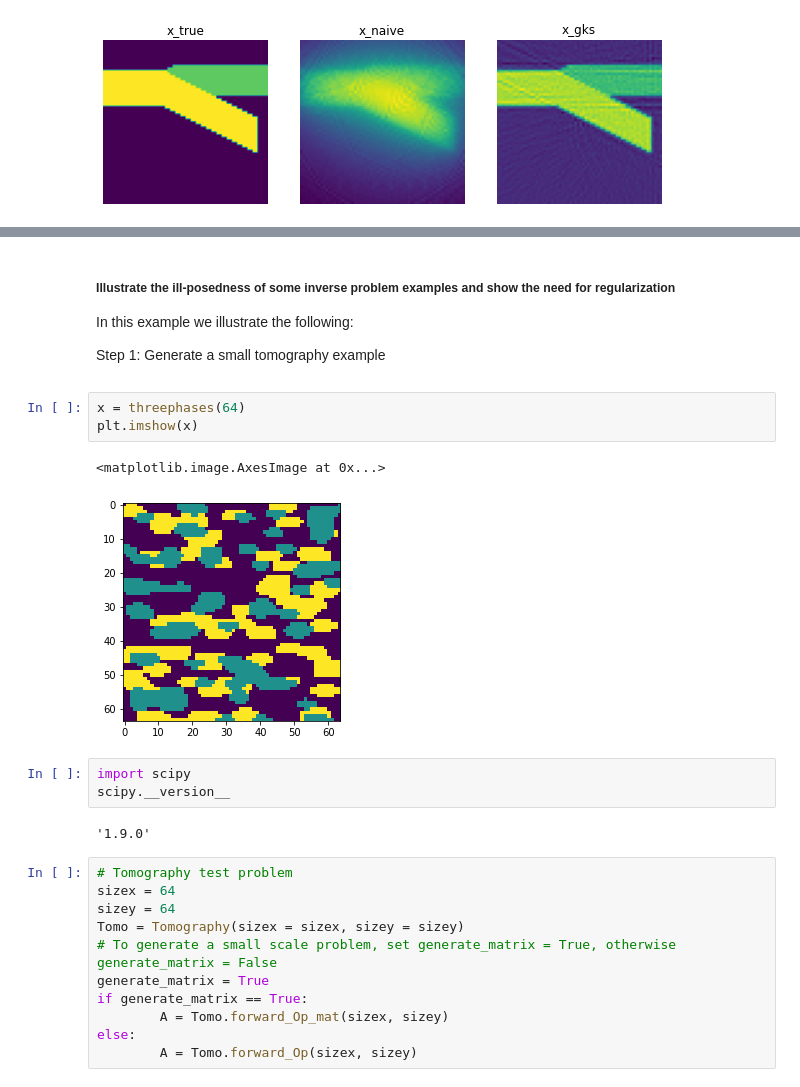
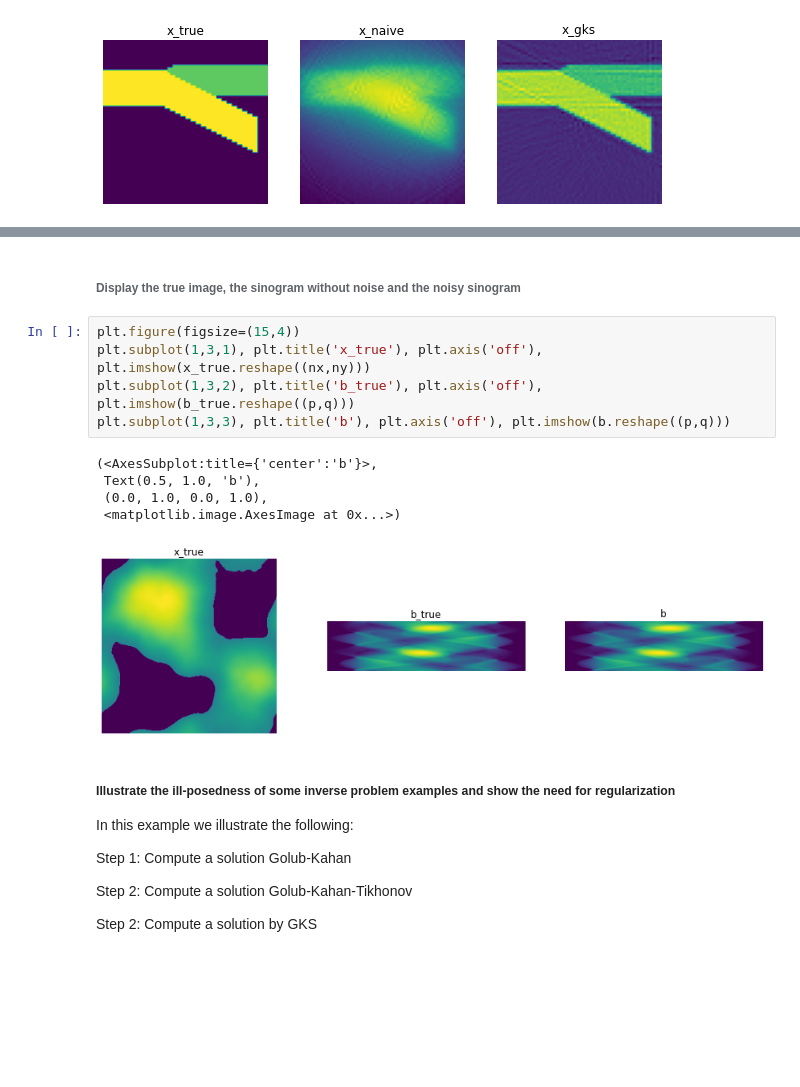
Before and after one commit to mpasha3/trips-py, a Jupyter notebook: demos/demo_ill-posedness_Tomo.ipynb, the cells around one changed output, grey strips where cells are left out. Cells and saved outputs as stored; diff of their text form; blank space fills up the shorter version.

```diff
--- a/demos/demo_ill-posedness_Tomo.ipynb
+++ b/demos/demo_ill-posedness_Tomo.ipynb
@@ -132,27 +158,20 @@ plt.subplot(1,3,3), plt.title('x_gks'), plt.axis('off'), plt.imshow(x_gks.reshap
+# %% [markdown]
+###### Display the true image, the sinogram without noise and the noisy sinogram
+# %%
+plt.figure(figsize=(15,4))
+plt.subplot(1,3,1), plt.title('x_true'), plt.axis('off'), plt.imshow(x_true.reshape((nx,ny)))
+plt.subplot(1,3,2), plt.title('b_true'), plt.axis('off'), plt.imshow(b_true.reshape((p,q)))
+plt.subplot(1,3,3), plt.title('b'), plt.axis('off'), plt.imshow(b.reshape((p,q)))
+# %% [output]
+(<AxesSubplot:title={'center':'b'}>,
+ Text(0.5, 1.0, 'b'),
+ (0.0, 1.0, 0.0, 1.0),
+ <matplotlib.image.AxesImage at 0x...>)
+[figure, added]
 # %% [markdown]
 ##### Illustrate the ill-posedness of some inverse problem examples and show the need for regularization
 <p>In this example we illustrate the following:
 
-Step 1: Generate a small tomography example
+<p> Step 1: Compute a solution Golub-Kahan
+<p> Step 2: Compute a solution Golub-Kahan-Tikhonov
+<p> Step 2: Compute a solution by GKS
-# %%
-x = threephases(64)
-plt.imshow(x)
-# %% [output]
-<matplotlib.image.AxesImage at 0x...>
-[figure, removed]
-# %%
-import scipy
-scipy.__version__
-# %% [output]
-'1.9.0'
-# %%
-# Tomography test problem
-sizex = 64
-sizey = 64
-Tomo = Tomography(sizex = sizex, sizey = sizey)
-# To generate a small scale problem, set generate_matrix = True, otherwise generate_matrix = False
-generate_matrix = True
-if generate_matrix == True:
-        A = Tomo.forward_Op_mat(sizex, sizey)
-else:
-        A = Tomo.forward_Op(sizex, sizey)
```
Also changed, not shown: parts of 21 cells of this notebook.
